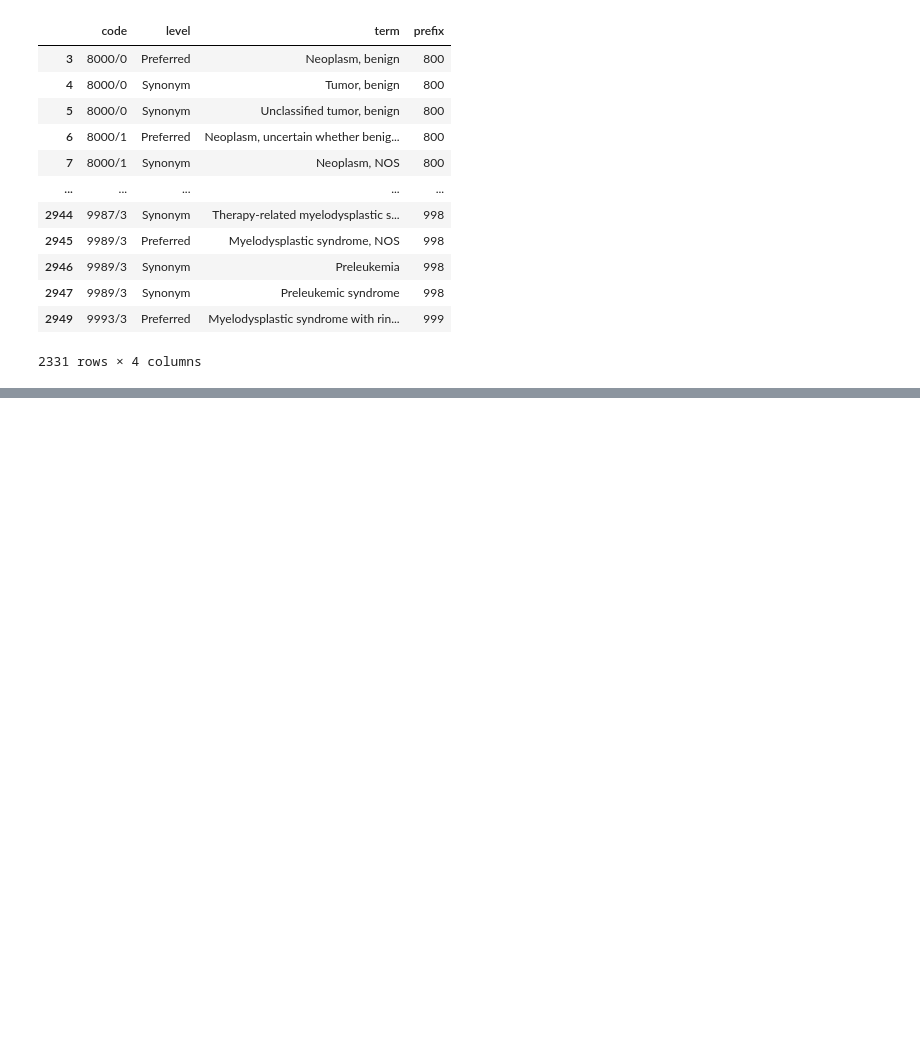
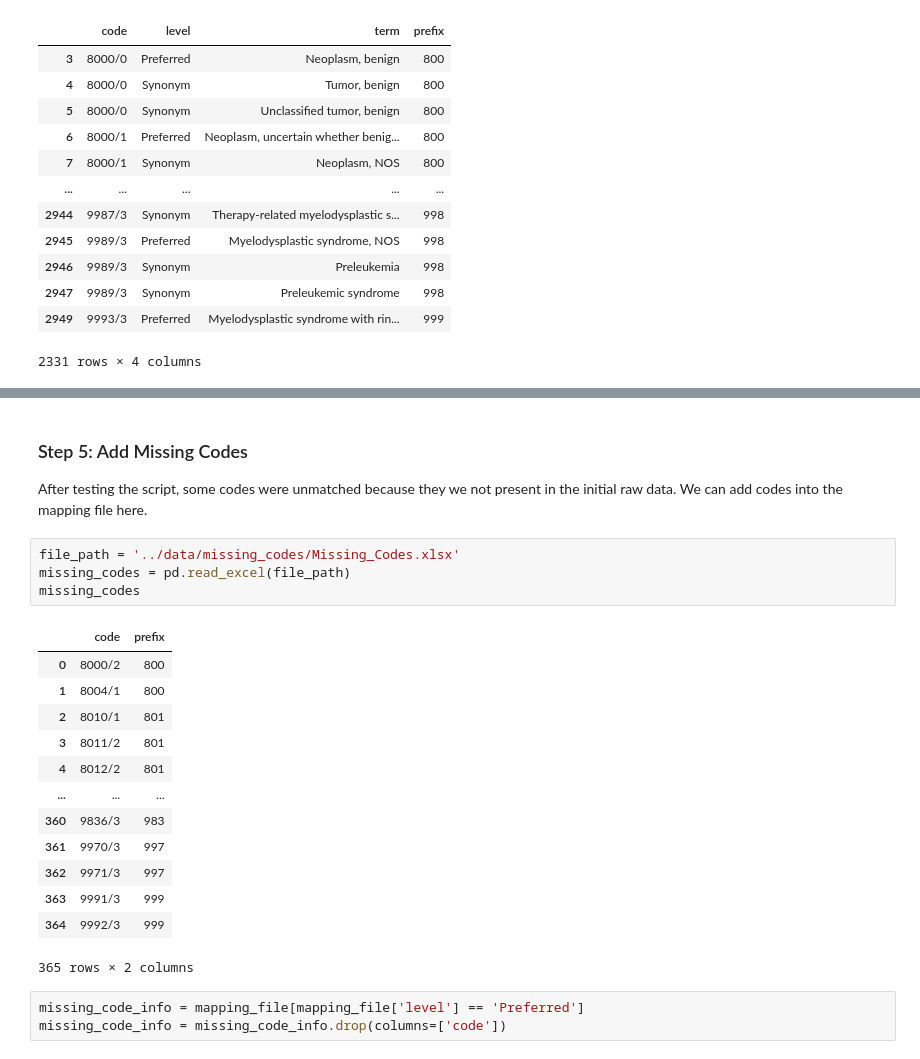
Before and after one commit to Chloe-Thangavelu/ICDO_Diagnosis_Mapper, a Jupyter notebook: notebooks/01_explore_and_build_mapping.ipynb, the cells around one changed output, grey strips where cells are left out. Cells and saved outputs as stored; diff of their text form; blank space fills up the shorter version.

```diff
--- a/notebooks/01_explore_and_build_mapping.ipynb
+++ b/notebooks/01_explore_and_build_mapping.ipynb
@@ -162,0 +178,24 @@ mapping_file = diagnosis_df.merge(
+# %% [markdown]
+### Step 5: Add Missing Codes
+After testing the script, some codes were unmatched because they we not present in the initial raw data. We can add codes into the mapping file here.
+# %%
+file_path = '../data/missing_codes/Missing_Codes.xlsx'
+missing_codes = pd.read_excel(file_path)
+missing_codes
+# %% [output]
+|  | code | prefix |
+| 0 | 8000/2 | 800 |
+| 1 | 8004/1 | 800 |
+| 2 | 8010/1 | 801 |
+| 3 | 8011/2 | 801 |
+| 4 | 8012/2 | 801 |
+| ... | ... | ... |
+| 360 | 9836/3 | 983 |
+| 361 | 9970/3 | 997 |
+| 362 | 9971/3 | 997 |
+| 363 | 9991/3 | 999 |
+| 364 | 9992/3 | 999 |
+365 rows × 2 columns
+# %%
+missing_code_info = mapping_file[mapping_file['level'] == 'Preferred']
+missing_code_info = missing_code_info.drop(columns=['code'])
```
Also changed, not shown: parts of 13 cells of this notebook, 4 other files.
